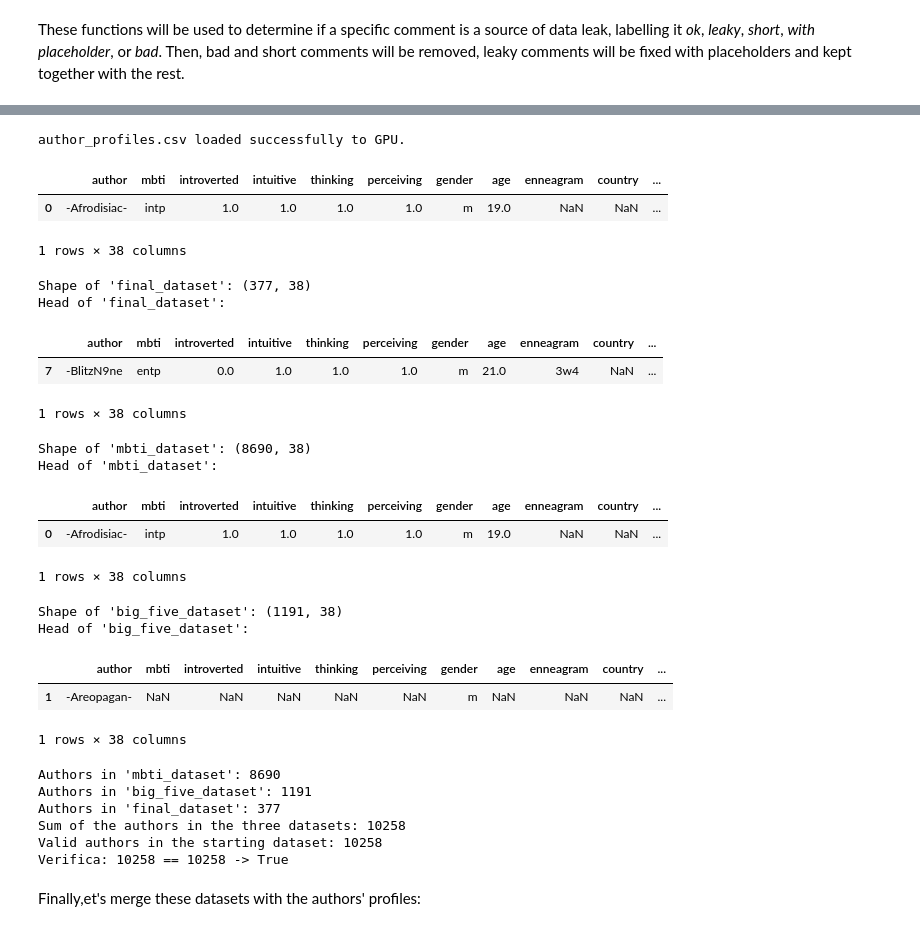
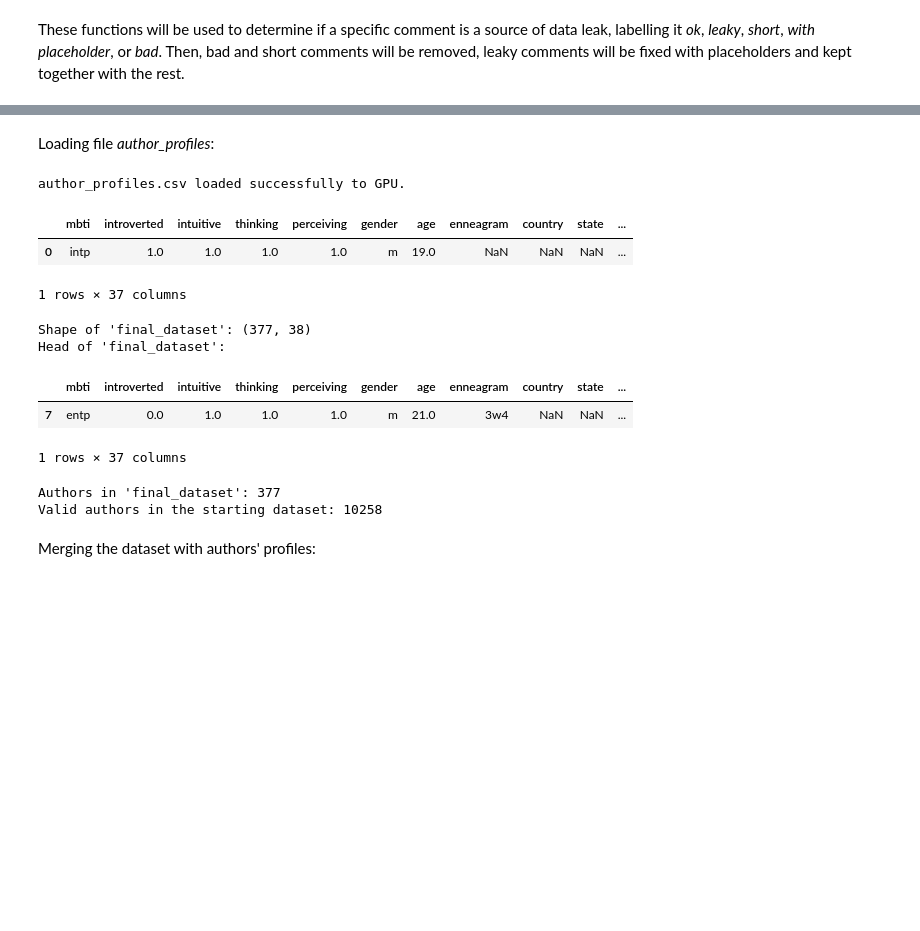
Before and after one commit to elenamaggiore/Thesis_Elena_Maggiore, a Jupyter notebook: PREPROCESSING_masking.ipynb, the cells around one changed output, grey strips where cells are left out. Drawn from its saved outputs; the diff is of its cells as text; code cells hidden in the pictures; blank space fills up the shorter version.

```diff
--- a/PREPROCESSING_masking.ipynb
+++ b/PREPROCESSING_masking.ipynb
@@ -72,14 +51,18 @@ This section will recognise the following elements from users' comments:
 * Comments that are generated by bots.
 * Comments that are deleted.
 # %%
-TYPES = ["".join(t) for t in itertools.product("EI", "NS", "TF", "JP")]
+CHUNK_SIZE = 20_000
+
+MIN_COMMENT_WORDS = 5
+MAX_COMMENT_WORDS = 500
+MASK_LEAKY_COMMENTS = True
 
 TYPE_RE = re.compile(
     r"\b[EI][NS][TF][JP](?:s|'s)?\b", re.I
 )
 
 FUNC_RE = re.compile(
-    r"(?<![\w-])(?:[NSTF][ie])+(?!\w)"
+    r"(?<![A-Za-z0-9])(?<!Wi-)[NSTF][ie](?:[-/ ]?[NSTF][ie])*(?![A-Za-z0-9])"
 )
 
 PLACEHOLDER_RE = re.compile(
@@ -100,6 +83,11 @@ LEAK_PATTERNS = (
     VOCAB_RE
 )
 
+REPLACEMENTS = [
+    (TYPE_RE, "TYPE_MENTION"),
+    (FUNC_RE, "COGFUNC_MENTION"),
+]
+
 URL_RE = re.compile(
     r"https?://\S+|www\.\S+",
     re.I
@@ -456,88 +344,53 @@ Caricamento del file degli autori:
+# %% [markdown]
+Loading file *author_profiles*:
 # %%
-author_profiles_path = '/content/drive/MyDrive/Thesis_Elena_Maggiore/Datasets/author_profiles.csv'
+author_profiles_path = '/content/drive/MyDrive/Thesis_Elena_Maggiore/Datasets_PANDORA/author_profiles.csv'
 
 try:
     df_authors = pd.read_csv(author_profiles_path)
     print('\nauthor_profiles.csv loaded successfully to GPU.')
-    display(df_authors.head(1))
+    display(df_authors.drop(columns="author").head(1))
 except FileNotFoundError:
     print(f"Error: '{author_profiles_path}' not found. Please ensure the file is in your Google Drive and you have correctly mounted it.")
 except Exception as e:
     print(f"An error occurred while loading '{author_profiles_path}': {e}.")
 
 
 mbti_columns = ["mbti", "introverted", "intuitive", "thinking", "perceiving"]
 big_five_columns = ["agreeableness", "openness", "conscientiousness", "extraversion", "neuroticism"]
 all_columns = mbti_columns + big_five_columns
 
 # Final dataset
 final_dataset = df_authors.dropna(subset=all_columns)
 print(f"Shape of 'final_dataset': {final_dataset.shape}")
 print("Head of 'final_dataset':")
-display(final_dataset.head(1))
-
-# MBTI dataset
-mbti_dataset = df_authors.dropna(subset=mbti_columns)
-mbti_dataset = mbti_dataset[~mbti_dataset['author'].isin(final_dataset['author'])]
-print(f"Shape of 'mbti_dataset': {mbti_dataset.shape}")
-print("Head of 'mbti_dataset':")
-display(mbti_dataset.head(1))
-
-# Big Five dataset
-big_five_dataset = df_authors.dropna(subset=big_five_columns)
-big_five_dataset = big_five_dataset[~big_five_dataset['author'].isin(final_dataset['author'])]
-print(f"Shape of 'big_five_dataset': {big_five_dataset.shape}")
-print("Head of 'big_five_dataset':")
-display(big_five_dataset.head(1))
+display(final_dataset.drop(columns="author").head(1))
 
 #Cleaning
 mbti_columns = ["mbti", "introverted", "intuitive", "thinking", "perceiving"]
 big_five_columns = ["agreeableness", "openness", "conscientiousness", "extraversion", "neuroticism"]
-#mbti_dataset = mbti_dataset.drop(columns=big_five_columns)
-#big_five_dataset = big_five_dataset.drop(columns=mbti_columns)
 
 #Counting rows: was the partitioning successful?
-len_mbti = len(mbti_dataset)
-len_b5 = len(big_five_dataset)
 len_final = len(final_dataset)
-total_split = len_mbti + len_b5 + len_final
 
 cond_mbti = df_authors[mbti_columns].notna().all(axis=1)
 cond_b5 = df_authors[big_five_columns].notna().all(axis=1)
 len_initial_dataset = len(df_authors[cond_mbti | cond_b5])
 
-print(f"Authors in 'mbti_dataset': {len_mbti}")
-print(f"Authors in 'big_five_dataset': {len_b5}")
 print(f"Authors in 'final_dataset': {len_final}")
-print(f"Sum of the authors in the three datasets: {total_split}")
 print(f"Valid authors in the starting dataset: {len_initial_dataset}")
-print(f"Verifica: {total_split} == {len_initial_dataset} -> {total_split == len_initial_dataset}")
 # %% [output]
 author_profiles.csv loaded successfully to GPU.
-|  | author | mbti | introverted | intuitive | thinking | perceiving | gender | age | enneagram | country | ... |
-| 0 | -Afrodisiac- | intp | 1.0 | 1.0 | 1.0 | 1.0 | m | 19.0 | NaN | NaN | ... |
+|  | mbti | introverted | intuitive | thinking | perceiving | gender | age | enneagram | country | state | ... |
+| 0 | intp | 1.0 | 1.0 | 1.0 | 1.0 | m | 19.0 | NaN | NaN | NaN | ... |
-1 rows × 38 columns
+1 rows × 37 columns
 Shape of 'final_dataset': (377, 38)
 Head of 'final_dataset':
-|  | author | mbti | introverted | intuitive | thinking | perceiving | gender | age | enneagram | country | ... |
-| 7 | -BlitzN9ne | entp | 0.0 | 1.0 | 1.0 | 1.0 | m | 21.0 | 3w4 | NaN | ... |
+|  | mbti | introverted | intuitive | thinking | perceiving | gender | age | enneagram | country | state | ... |
+| 7 | entp | 0.0 | 1.0 | 1.0 | 1.0 | m | 21.0 | 3w4 | NaN | NaN | ... |
-1 rows × 38 columns
+1 rows × 37 columns
-Shape of 'mbti_dataset': (8690, 38)
-Head of 'mbti_dataset':
+Authors in 'final_dataset': 377
+Valid authors in the starting dataset: 10258
-|  | author | mbti | introverted | intuitive | thinking | perceiving | gender | age | enneagram | country | ... |
-| 0 | -Afrodisiac- | intp | 1.0 | 1.0 | 1.0 | 1.0 | m | 19.0 | NaN | NaN | ... |
-1 rows × 38 columns
-Shape of 'big_five_dataset': (1191, 38)
-Head of 'big_five_dataset':
-|  | author | mbti | introverted | intuitive | thinking | perceiving | gender | age | enneagram | country | ... |
-| 1 | -Areopagan- | NaN | NaN | NaN | NaN | NaN | m | NaN | NaN | NaN | ... |
-1 rows × 38 columns
-Authors in 'mbti_dataset': 8690
-Authors in 'big_five_dataset': 1191
-Authors in 'final_dataset': 377
-Sum of the authors in the three datasets: 10258
-Valid authors in the starting dataset: 10258
-Verifica: 10258 == 10258 -> True
-# %% [markdown]
-Finally,et's merge these datasets with the authors' profiles:
+# %% [markdown]
+Merging the dataset with authors' profiles:
 # %%
```
Also changed, not shown: parts of 17 cells of this notebook.
